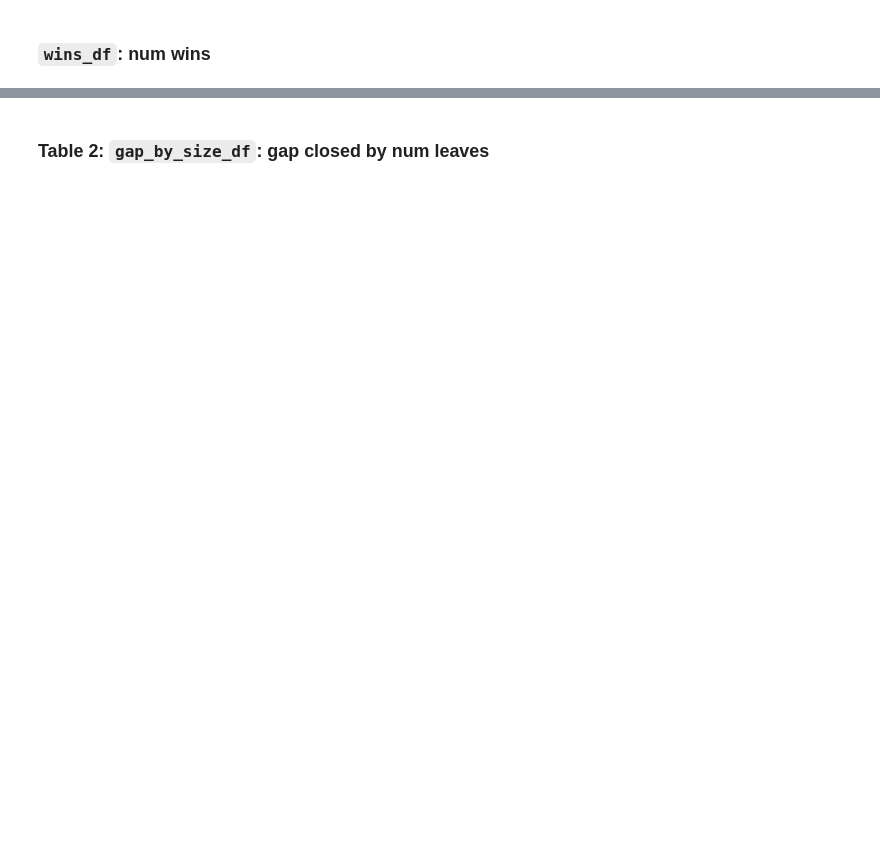
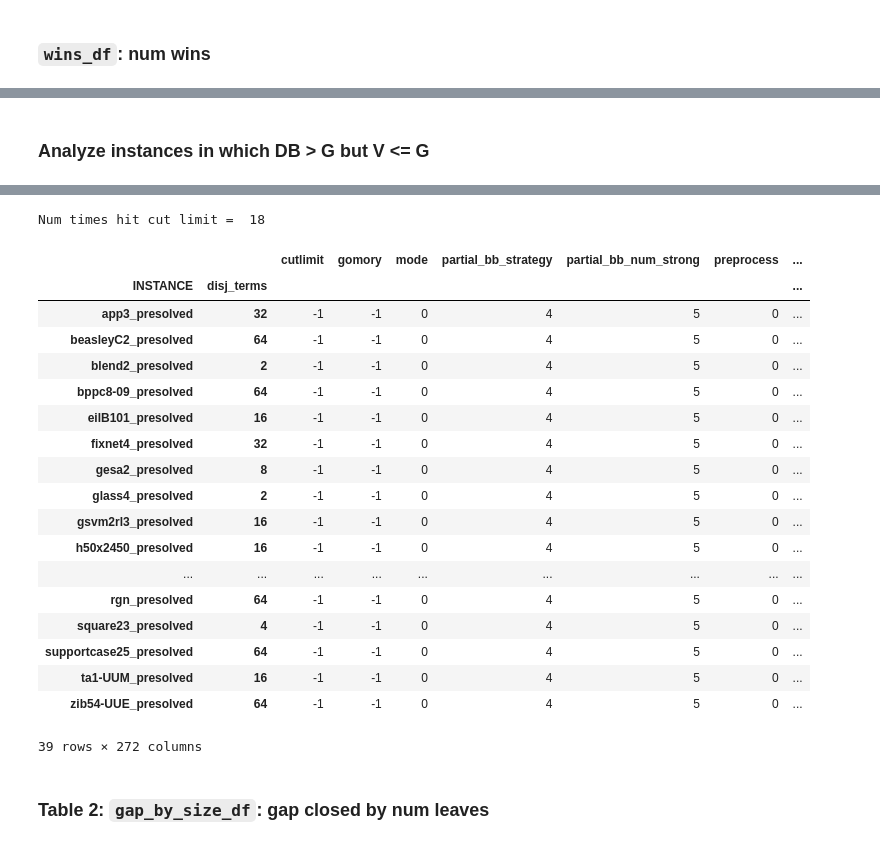
Before and after one commit to akazachk/vpc, a Jupyter notebook: plots/plots.ipynb, the cells around one changed output, grey strips where cells are left out. Drawn from its saved outputs; the diff is of its cells as text; code cells hidden in the pictures; blank space fills up the shorter version.

```diff
--- a/plots/plots.ipynb
+++ b/plots/plots.ipynb
@@ -1408,0 +1415,18 @@ display(wins_df)
+# %% [markdown]
+### Analyze instances in which DB > G but V <= G
+# %%
+col1 = 'DB'
+col2 = 'G'
+tmp_df = best_gap_df.loc[best_gap_df[col1] > best_gap_df[col2] + EPS]
+
+col1 = 'V'
+tmp_df = tmp_df[tmp_df[col1] <= tmp_df[col2] + EPS]
+display(tmp_df.head())
+
+# inst_set = tmp_df.index
+inst_depth_set = [(inst,tmp_df.at[inst,'BEST VPC DISJ']) for inst in tmp_df.index]
+
+print("Num times hit cut limit = ", sum(df.loc[inst_depth_set,'ExitReason'] == 'CUT_LIMIT'))
+
+display(df.loc[inst_depth_set])
+# %% [output]
@@ -1409,3 +1440,23 @@ display(wins_df)
+Num times hit cut limit =  18
+|  |  | cutlimit | gomory | mode | partial_bb_strategy | partial_bb_num_strong | preprocess | ... |
+| INSTANCE | disj_terms |  |  |  |  |  |  | ... |
+| app3_presolved | 32 | -1 | -1 | 0 | 4 | 5 | 0 | ... |
+| beasleyC2_presolved | 64 | -1 | -1 | 0 | 4 | 5 | 0 | ... |
+| blend2_presolved | 2 | -1 | -1 | 0 | 4 | 5 | 0 | ... |
+| bppc8-09_presolved | 64 | -1 | -1 | 0 | 4 | 5 | 0 | ... |
+| eilB101_presolved | 16 | -1 | -1 | 0 | 4 | 5 | 0 | ... |
+| fixnet4_presolved | 32 | -1 | -1 | 0 | 4 | 5 | 0 | ... |
+| gesa2_presolved | 8 | -1 | -1 | 0 | 4 | 5 | 0 | ... |
+| glass4_presolved | 2 | -1 | -1 | 0 | 4 | 5 | 0 | ... |
+| gsvm2rl3_presolved | 16 | -1 | -1 | 0 | 4 | 5 | 0 | ... |
+| h50x2450_presolved | 16 | -1 | -1 | 0 | 4 | 5 | 0 | ... |
+| ... | ... | ... | ... | ... | ... | ... | ... | ... |
+| rgn_presolved | 64 | -1 | -1 | 0 | 4 | 5 | 0 | ... |
+| square23_presolved | 4 | -1 | -1 | 0 | 4 | 5 | 0 | ... |
+| supportcase25_presolved | 64 | -1 | -1 | 0 | 4 | 5 | 0 | ... |
+| ta1-UUM_presolved | 16 | -1 | -1 | 0 | 4 | 5 | 0 | ... |
+| zib54-UUE_presolved | 64 | -1 | -1 | 0 | 4 | 5 | 0 | ... |
+39 rows × 272 columns
 # %% [markdown]
 ### Table 2: `gap_by_size_df`: gap closed by num leaves
 # %%
```
Also changed, not shown: parts of 17 cells of this notebook.
